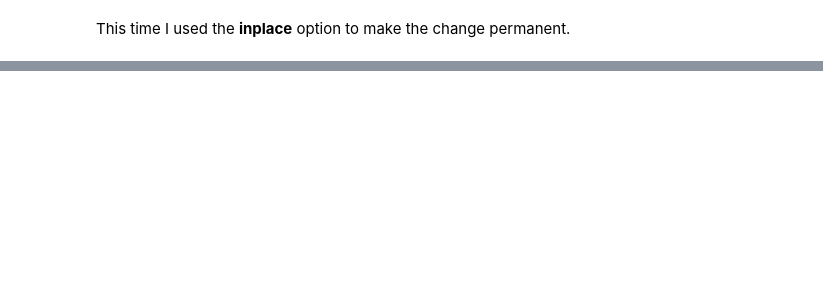
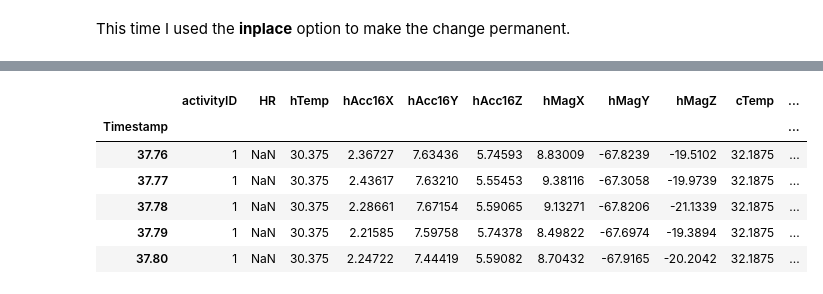
Before and after one commit to kcmeehan/BiometricsActivityClassification, a Jupyter notebook: kathrynEDA.ipynb, the cells around one changed output, grey strips where cells are left out. Cells and saved outputs as stored; diff of their text form; code cells hidden in the pictures; blank space fills up the shorter version.

```diff
--- a/kathrynEDA.ipynb
+++ b/kathrynEDA.ipynb
@@ -179,0 +258,11 @@ df101_clean.isnull()
+# %%
+df101_clean.drop(df101_clean.index[:10], inplace=True)
+df101_clean.head()
+# %% [output]
+|  | activityID | HR | hTemp | hAcc16X | hAcc16Y | hAcc16Z | hMagX | hMagY | hMagZ | cTemp | ... |
+| Timestamp |  |  |  |  |  |  |  |  |  |  | ... |
+| 37.76 | 1 | NaN | 30.375 | 2.36727 | 7.63436 | 5.74593 | 8.83009 | -67.8239 | -19.5102 | 32.1875 | ... |
+| 37.77 | 1 | NaN | 30.375 | 2.43617 | 7.63210 | 5.55453 | 9.38116 | -67.3058 | -19.9739 | 32.1875 | ... |
+| 37.78 | 1 | NaN | 30.375 | 2.28661 | 7.67154 | 5.59065 | 9.13271 | -67.8206 | -21.1339 | 32.1875 | ... |
+| 37.79 | 1 | NaN | 30.375 | 2.21585 | 7.59758 | 5.74378 | 8.49822 | -67.6974 | -19.3894 | 32.1875 | ... |
+| 37.80 | 1 | NaN | 30.375 | 2.24722 | 7.44419 | 5.59082 | 8.70432 | -67.9165 | -20.2042 | 32.1875 | ... |
```
Also changed, not shown: parts of 29 cells of this notebook.
